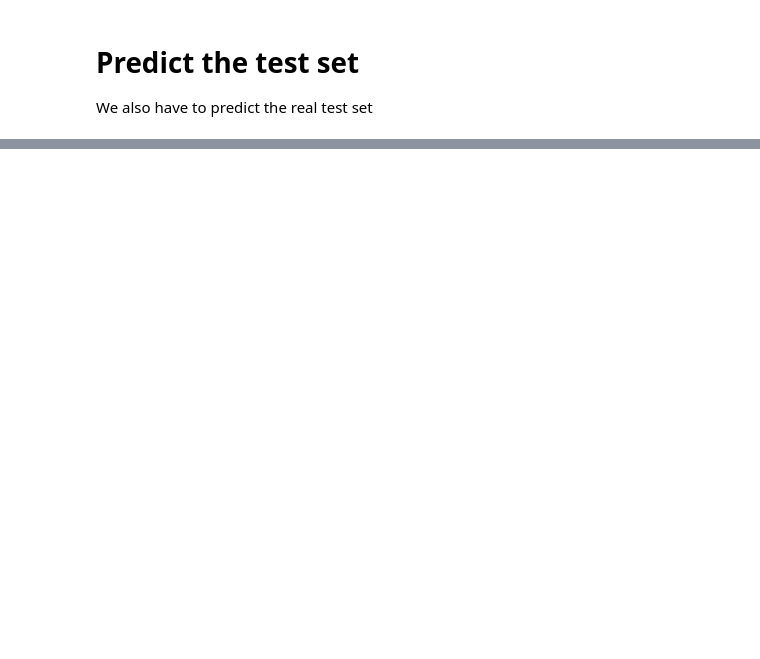
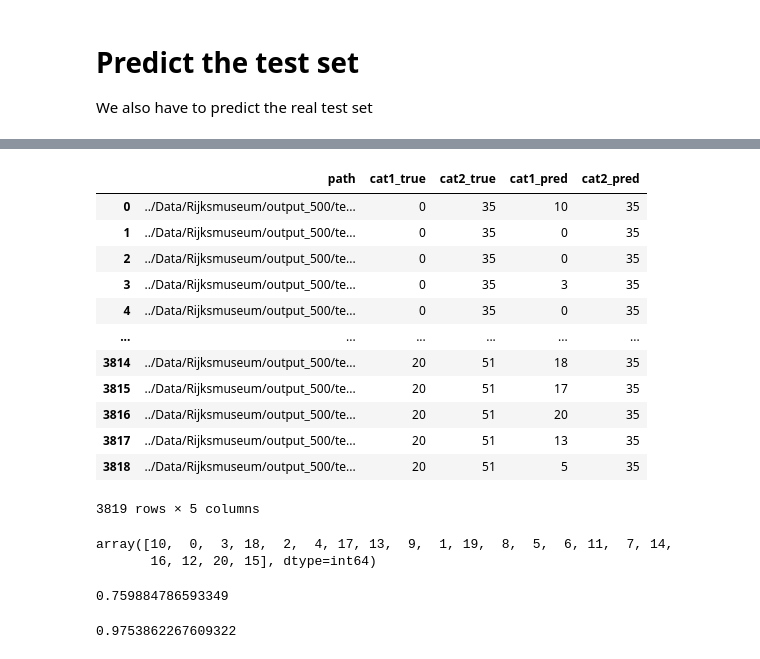
Before and after one commit to lotteph/MSc-Scriptie, a Jupyter notebook: Xception model multi-task v2.ipynb, the cells around one changed output, grey strips where cells are left out. Drawn from its saved outputs; the diff is of its cells as text; code cells hidden in the pictures; blank space fills up the shorter version.

Commit message:
got multi-task model working

```diff
--- a/Xception model multi-task v2.ipynb
+++ b/Xception model multi-task v2.ipynb
@@ -135,10 +162,15 @@ def create_model_xception(c_1, c_2):
 
     x = base_model.output
     x = GlobalAveragePooling2D()(x)
-#     x = BatchNormalization()(x)
+    x = BatchNormalization()(x)
 
-    class1_pred = Dense(c_1, activation='softmax', name='c1_output')(x)
-    class2_pred = Dense(c_2, activation='softmax', name='c2_output')(x)
+    x_c1 = Dense(512, activation='relu', name='dense_5_c1')(x)
+    x_c1 = Dropout(0.5, name='dropout_5_c1')(x_c1)
+    x_c2 = Dense(512, activation='relu', name='dense_5_c2')(x)
+    x_c2 = Dropout(0.5, name='dropout_5_c2')(x_c2)
+
+    class1_pred = Dense(c_1, activation='softmax', name='c1_output')(x_c1)
+    class2_pred = Dense(c_2, activation='softmax', name='c2_output')(x_c2)
 
     model = Model(inputs = base_model.input, outputs = [class1_pred, class2_pred])
 
@@ -226,0 +230,11 @@ Epoch 10/10
+# %%
+# initialize and compile model
+model = create_model_inception(n_labels_c1, n_labels_c2)
+
+model.compile(optimizer=tf.keras.optimizers.RMSprop(learning_rate=0.001), #, clipvalue=0.5
+              loss={'c1_output': 'sparse_categorical_crossentropy', 'c2_output': 'sparse_categorical_crossentropy'},
+              loss_weights={'c1_output': 0.5, 'c2_output': 0.5},
+              metrics={'c1_output': 'accuracy', 'c2_output': 'accuracy'})
+
+# fit model
+model.fit(gen, steps_per_epoch=steps, epochs=epochs, validation_data=val_gen, validation_steps=val_steps)
@@ -228,9 +249,9 @@ Epoch 10/10
 # initialize and compile model
 model2 = create_model_xception(n_labels_c1, n_labels_c2)
 
-model2.compile(optimizer=tf.keras.optimizers.Adam(learning_rate=0.001),
+model2.compile(optimizer=tf.keras.optimizers.RMSprop(learning_rate=0.0001),
               loss={'c1_output': 'sparse_categorical_crossentropy', 'c2_output': 'sparse_categorical_crossentropy'},
-              loss_weights={'c1_output': 1., 'c2_output': .001},
+              loss_weights={'c1_output': 0.5, 'c2_output': 0.5},
               metrics={'c1_output': 'accuracy', 'c2_output': 'accuracy'})
 
 # fit model
@@ -269,0 +314,7 @@ We also have to predict the real test set
+# %%
+df = []
+
+for path, labels in test_dict.items():
+    img = image.img_to_array( image.load_img( path, target_size=img_size ) ) / 255.0
+    pred_c1, pred_c2 = model2.predict(np.array([img]))
+    df.append([path, labels[0], labels[1], pred_c1.argmax(axis=-1)[0], pred_c2.argmax(axis=-1)[0]])
@@ -270,3 +323,26 @@ We also have to predict the real test set
+# %%
+df2 = pd.DataFrame(df)
+df2.columns = ['path', 'cat1_true', 'cat2_true', 'cat1_pred', 'cat2_pred']
+df2
+# %% [output]
+|  | path | cat1_true | cat2_true | cat1_pred | cat2_pred |
+| 0 | ../Data/Rijksmuseum/output_500/te... | 0 | 35 | 10 | 35 |
+| 1 | ../Data/Rijksmuseum/output_500/te... | 0 | 35 | 0 | 35 |
+| 2 | ../Data/Rijksmuseum/output_500/te... | 0 | 35 | 0 | 35 |
+| 3 | ../Data/Rijksmuseum/output_500/te... | 0 | 35 | 3 | 35 |
+| 4 | ../Data/Rijksmuseum/output_500/te... | 0 | 35 | 0 | 35 |
+| ... | ... | ... | ... | ... | ... |
+| 3814 | ../Data/Rijksmuseum/output_500/te... | 20 | 51 | 18 | 35 |
+| 3815 | ../Data/Rijksmuseum/output_500/te... | 20 | 51 | 17 | 35 |
+| 3816 | ../Data/Rijksmuseum/output_500/te... | 20 | 51 | 20 | 35 |
+| 3817 | ../Data/Rijksmuseum/output_500/te... | 20 | 51 | 13 | 35 |
+| 3818 | ../Data/Rijksmuseum/output_500/te... | 20 | 51 | 5 | 35 |
+3819 rows × 5 columns
+# %%
+df2['cat1_pred'].unique()
+# %% [output]
+array([10,  0,  3, 18,  2,  4, 17, 13,  9,  1, 19,  8,  5,  6, 11,  7, 14,
+       16, 12, 20, 15], dtype=int64)
 # %%
 # def predict_test(model, labels):
 #     preds = model.predict(test_generator)
@@ -288,6 +364,13 @@ We also have to predict the real test set
 # %%
 # res
 # %%
-# from sklearn.metrics import accuracy_score
-# accuracy = accuracy_score(res['true label'], res['predicted label'])
-# accuracy
+from sklearn.metrics import accuracy_score
+accuracy_c1 = accuracy_score(df2['cat1_true'], df2['cat1_pred'])
+accuracy_c1
+# %% [output]
+0.759884786593349
+# %%
+accuracy_c2 = accuracy_score(df2['cat2_true'], df2['cat2_pred'])
+accuracy_c2
+# %% [output]
+0.9753862267609322
```
Also changed, not shown: parts of 15 cells of this notebook, 2 other files.
